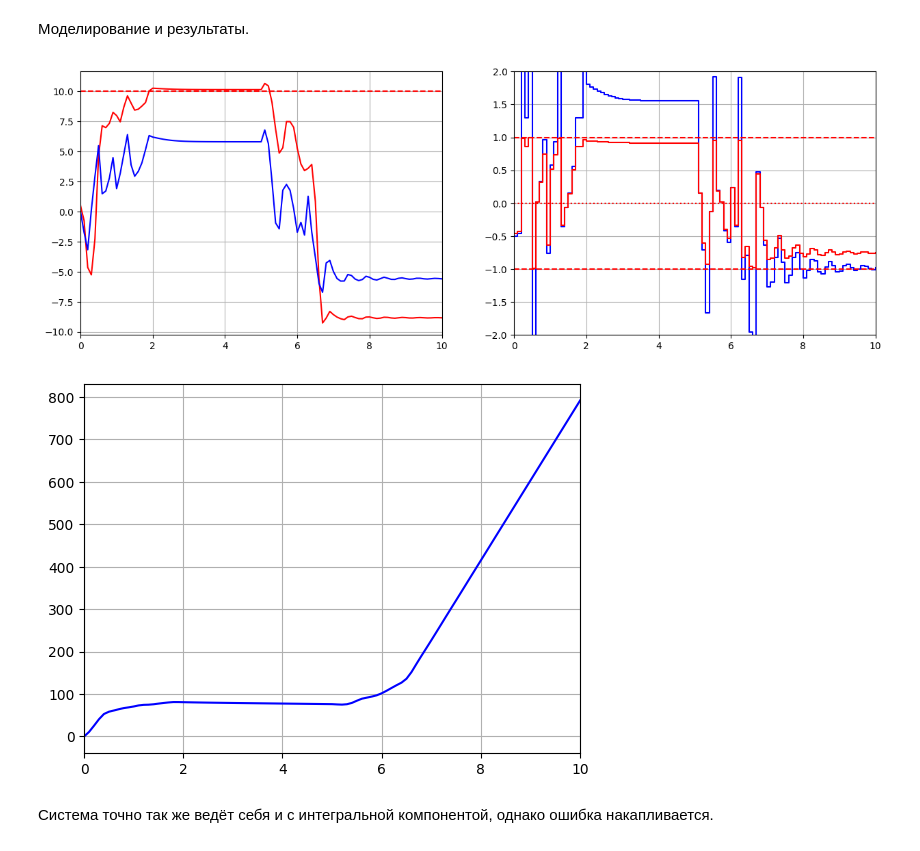
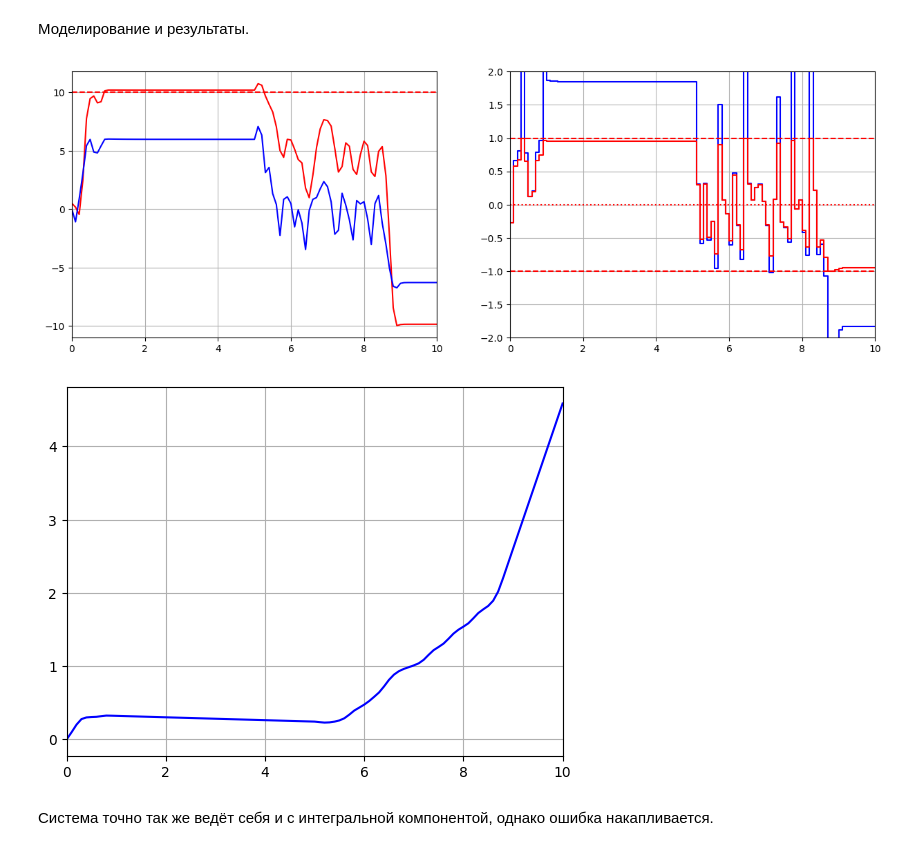
Before and after one commit to sanka-eu/nonlinear_and_adaptive_control_practice, a Jupyter notebook: lab2_akar.ipynb, the cells around one changed output. Cells and saved outputs as stored; diff of their text form; code cells hidden in the pictures.

```diff
--- a/lab2_akar.ipynb
+++ b/lab2_akar.ipynb
@@ -100,8 +100,8 @@ def F_with_change(step_time, init_value, finish_value):
                 zeta = finish_value
             else:
                 zeta = init_value
-            d_dP = 17*x[1] + zeta - 0.1*x[0]**3 + 9*math.sin(4*x[0] - 7) - 6
-            dT = -0.1*x[1]**3 - 2*x[1]*math.cos(5*x[0] + 6) + uc - 1
+            d_dP=17 * x[1] + zeta - 0.1 * math.pow(x[0],3) + 9 * math.sin(4 * x[0] - 7) - 6
+            dT=-0.1 * math.pow(x[1],3) - 2 * x[1] * math.cos(5 * x[0] + 6) + uc - 1
             return [d_dP, dT]
 
         return F_internal
@@ -279,18 +279,18 @@ class AKAR_i(digicon_mod.plc.PLC):
 Моделирование и результаты.
 # %%
 tk=10
-reg = AKAR_i(goal=10, gain=35, dt=0.1, T1=100, T2=0.1, T3=10, zeta0=13.5)
+reg = AKAR_i(goal=10, gain=35, dt=0.1, T1=100, T2=10, T3=1, zeta0=13.5)
 res = digicon_mod.sim.calculate(func_ctrl, x0, mod_step, tk, reg)
 plot_result(time=res['t'], time_end=tk, x1 = res['x1'], x2 = res['x2'], plc=reg, goal=reg.dP_d)
 
 tend = tk
 plt.figure()
 plt.plot(reg.zt, reg.z, 'b-')
 plt.xlim([0.0, tk])
 plt.grid()
 plt.show()
 # %% [output]
-[figure, old version]
+[figure, new version]
-[figure, old version]
+[figure, new version]
 # %% [markdown]
 Система точно так же ведёт себя и с интегральной компонентой, однако ошибка накапливается.
```
Also changed, not shown: parts of 1 cell of this notebook.
